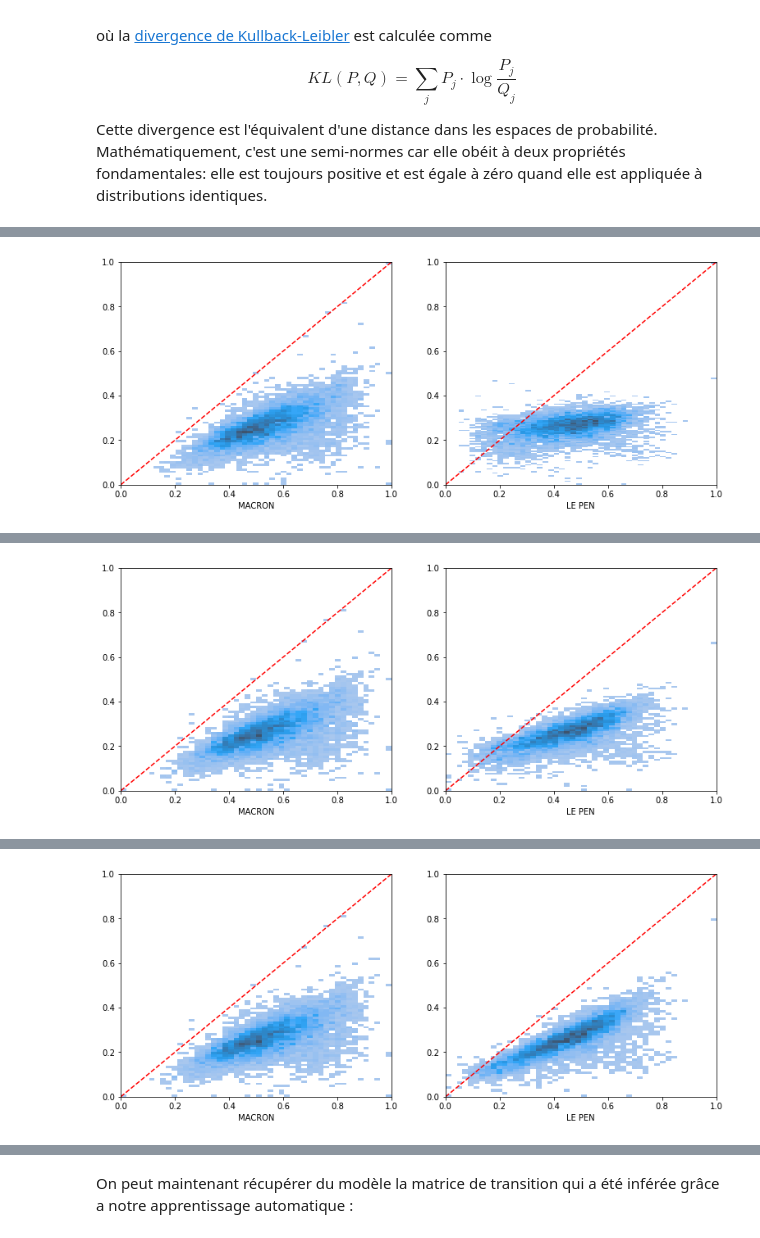
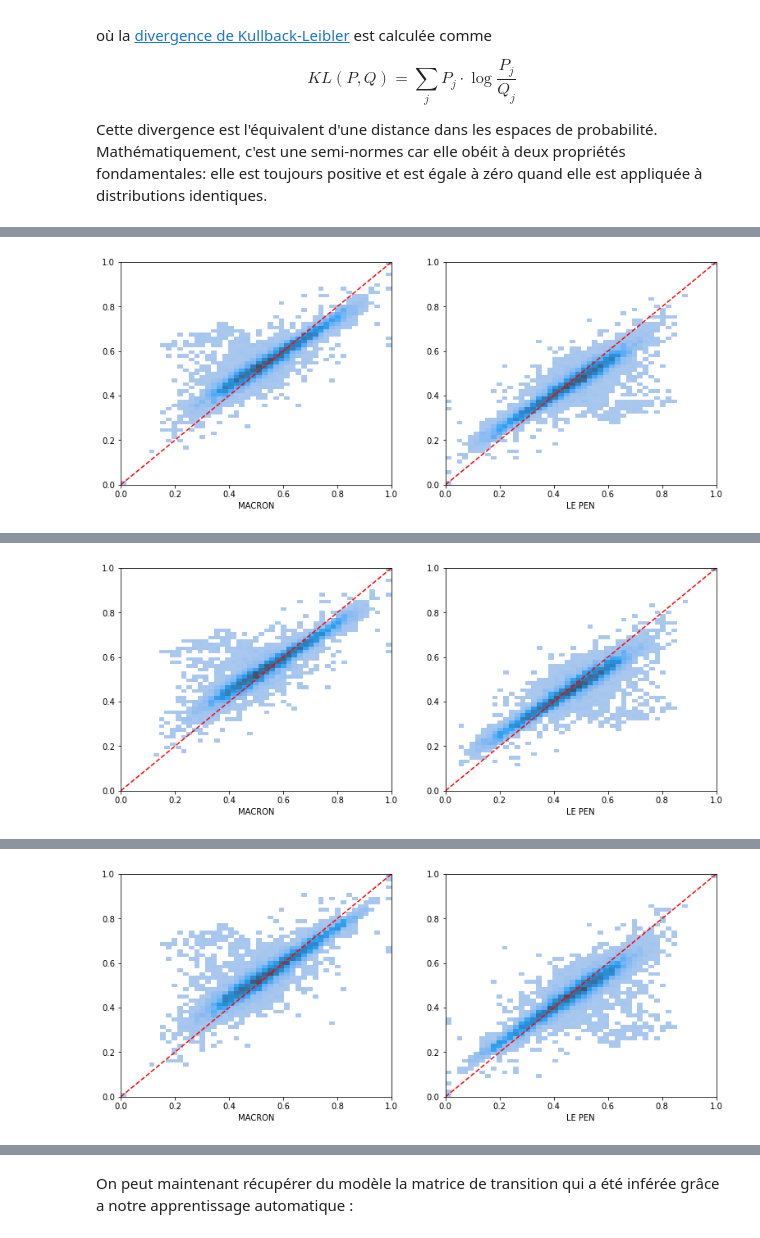
Before and after one commit to laurentperrinet/2022-05-04_transfert-des-voix, a Jupyter notebook: 2022-06-01_transfert-des-voix.ipynb, the cells around one changed output, grey strips where cells are left out. Drawn from its saved outputs; the diff is of its cells as text; code cells hidden in the pictures.

```diff
--- a/2022-06-01_transfert-des-voix.ipynb
+++ b/2022-06-01_transfert-des-voix.ipynb
@@ -599,7 +600,7 @@ class TransfertVoix(torch.nn.Module):
         self.lin = torch.nn.Linear(N_2eme, N_1er, bias=False)
 
     def forward(self, p_1):
-        M = torch.softmax(self.lin.weight, axis=0)
+        M = torch.softmax(self.lin.weight, axis=1)
         #p_2_pred = torch.matmul(p_1, M)
         p_2_pred = torch.matmul(p_1, M)
         return p_2_pred
@@ -735,9 +742,9 @@ learning_rate = 0.01
 beta1, beta2 = 0.99, 0
 # beta1, beta2 = 0.9, 0.999
 num_epochs = 2 ** 9 + 1
-batch_size = 2 ** 9
+batch_size = 2 ** 8
+do_optim = False
 do_optim = True
-do_optim = False
 
 def pdf_loss(p_pred, p, weight, loss_type):
     if loss_type=='kl':
@@ -832,7 +839,7 @@ def fit_data(
 
     return trans, loss_train, loss_test, p_1.detach().numpy(), p_2.detach().numpy(), p_2_pred.detach().numpy()
 # %%
-for loss_type in ['kl', 'l1', 'bce']:
+for loss_type in [ 'kl', 'l1', 'bce',]:
     print(f'{loss_type=}')
     trans, loss_train, loss_test, p_1, p_2, p_2_pred = fit_data(df_1, df_2, verbose=True, loss_type=loss_type)
 
@@ -849,0 +873 @@ loss_type='kl'
+[figure, new version]
@@ -867,2 +891,2 @@ Iteration: 512 / 513 - Loss: 3.08359e+02
-[figure, old version]
+[figure, new version]
 loss_type='l1'
@@ -885 +908,0 @@ Iteration: 512 / 513 - Loss: 2.19182e+02
-[figure, old version]
@@ -903,2 +909,2 @@ Iteration: 512 / 513 - Loss: 1.49925e+02
-[figure, old version]
+[figure, new version]
 # %% [markdown]
```
Also changed, not shown: parts of 33 cells of this notebook, 4 other files.
